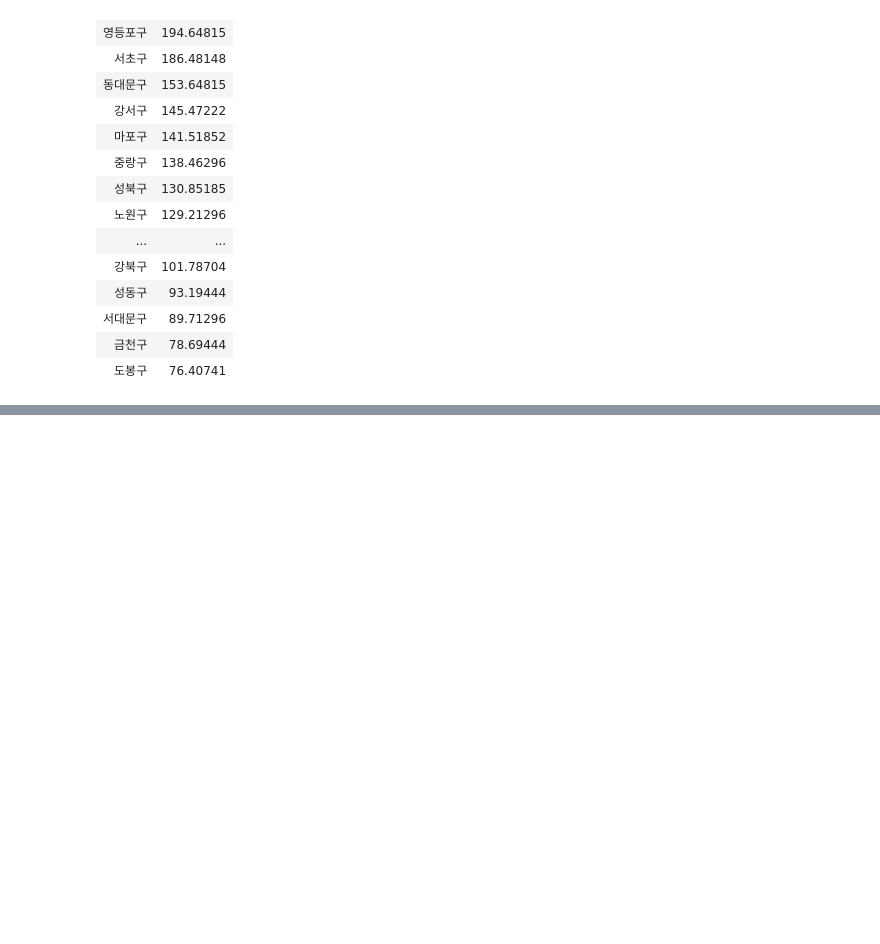
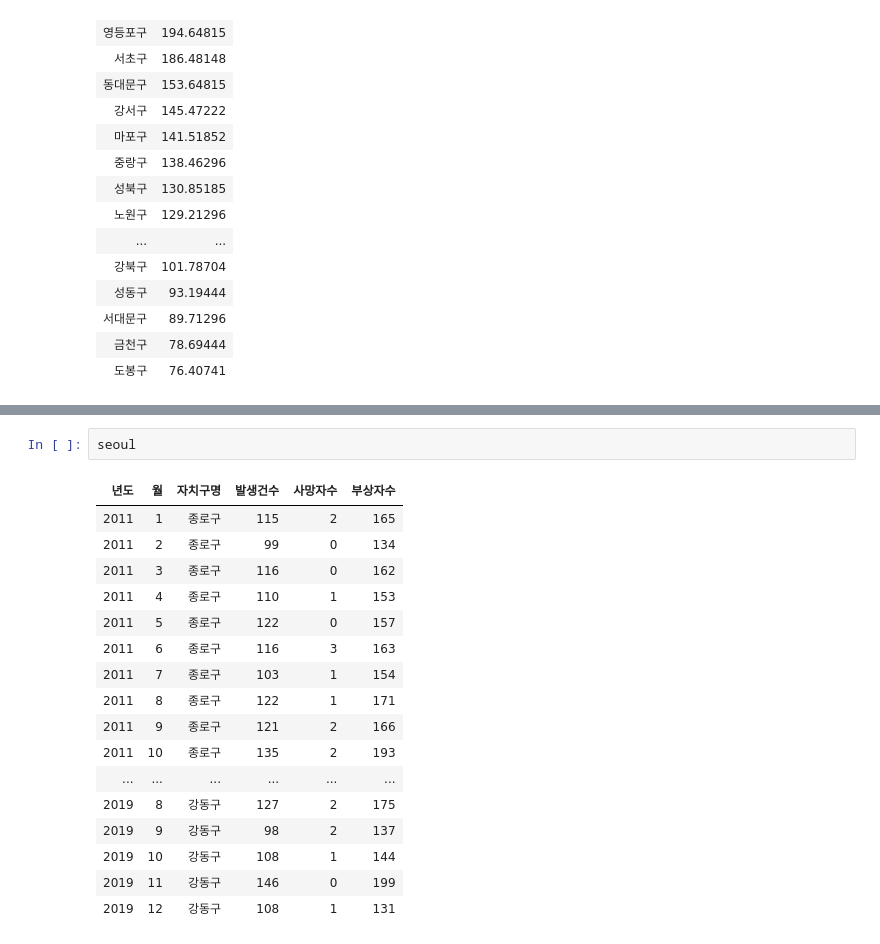
Before and after one commit to yang-gwihyeon/R_yang, a Jupyter notebook: 08. 파일 입출력.ipynb, the cells around one changed output, grey strips where cells are left out. Drawn from its saved outputs; the diff is of its cells as text; blank space fills up the shorter version.

```diff
--- a/08. 파일 입출력.ipynb
+++ b/08. 파일 입출력.ipynb
@@ -745,0 +961,20 @@ arrange(regionAcc.mean, desc(발생건수))
+# %%
+seoul
+# %% [output]
+| 년도 | 월 | 자치구명 | 발생건수 | 사망자수 | 부상자수 |
+| 2011 | 1 | 종로구 | 115 | 2 | 165 |
+| 2011 | 2 | 종로구 | 99 | 0 | 134 |
+| 2011 | 3 | 종로구 | 116 | 0 | 162 |
+| 2011 | 4 | 종로구 | 110 | 1 | 153 |
+| 2011 | 5 | 종로구 | 122 | 0 | 157 |
+| 2011 | 6 | 종로구 | 116 | 3 | 163 |
+| 2011 | 7 | 종로구 | 103 | 1 | 154 |
+| 2011 | 8 | 종로구 | 122 | 1 | 171 |
+| 2011 | 9 | 종로구 | 121 | 2 | 166 |
+| 2011 | 10 | 종로구 | 135 | 2 | 193 |
+| ... | ... | ... | ... | ... | ... |
+| 2019 | 8 | 강동구 | 127 | 2 | 175 |
+| 2019 | 9 | 강동구 | 98 | 2 | 137 |
+| 2019 | 10 | 강동구 | 108 | 1 | 144 |
+| 2019 | 11 | 강동구 | 146 | 0 | 199 |
+| 2019 | 12 | 강동구 | 108 | 1 | 131 |
```
Also changed, not shown: parts of 34 cells of this notebook, 7 other files.
